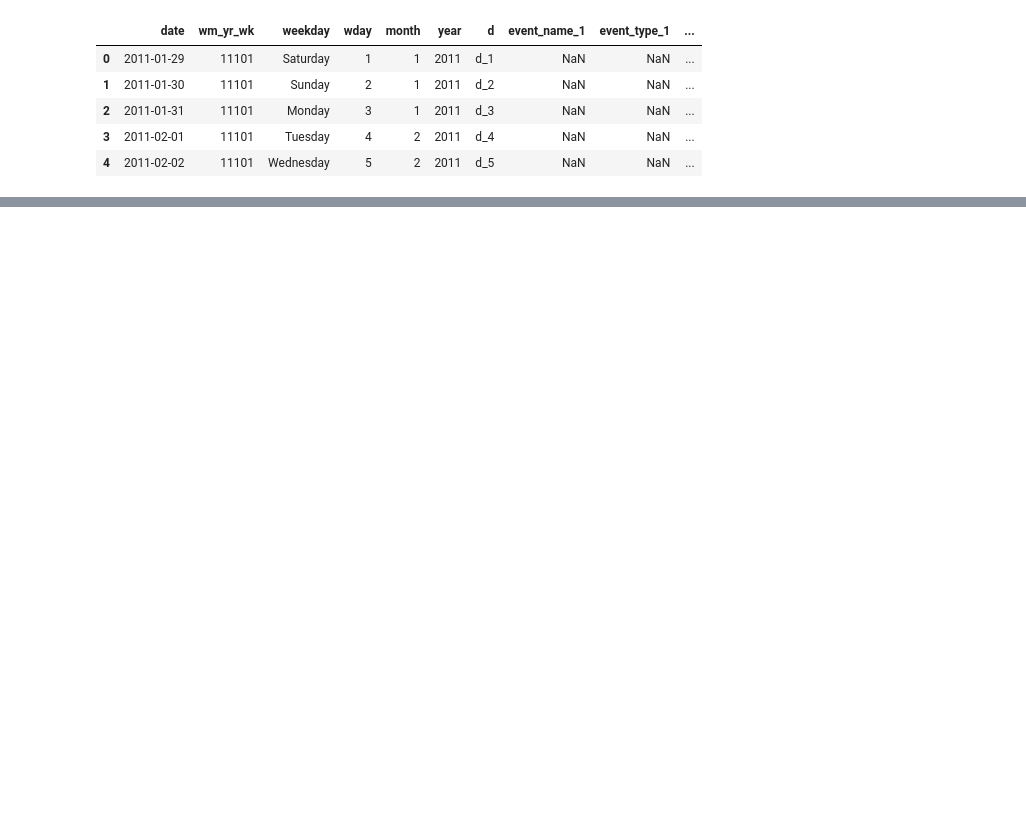
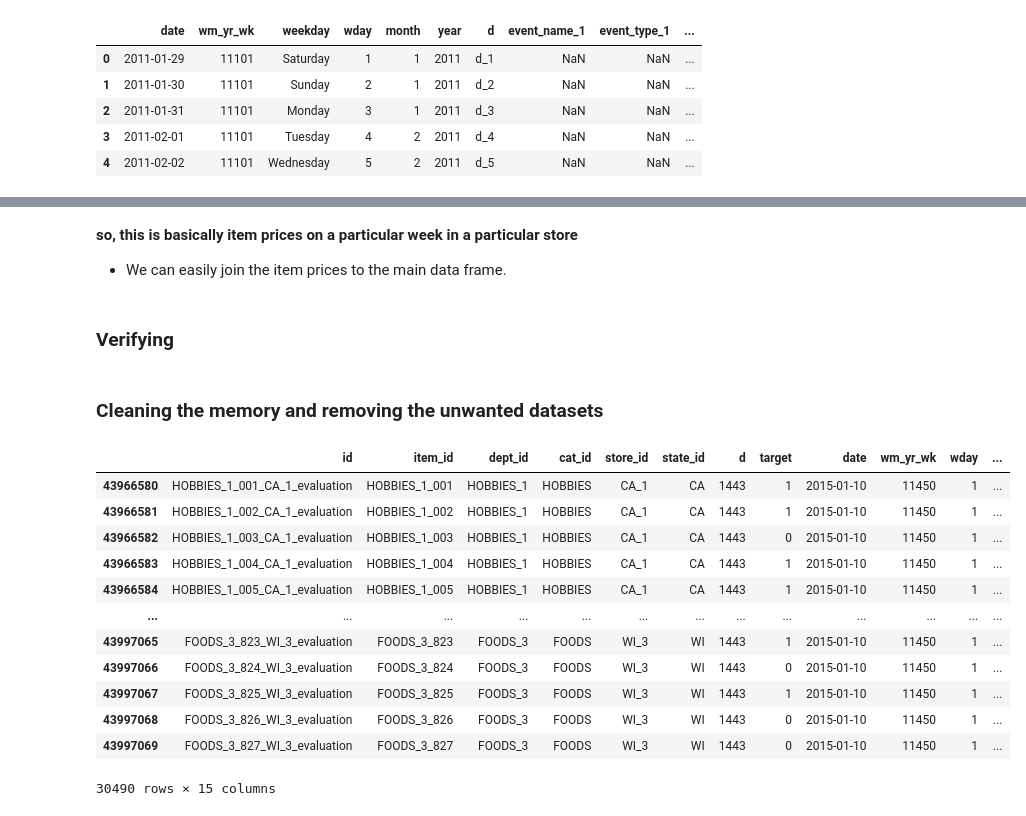
Before and after one commit to rfhussain/m5_kaggle, a Jupyter notebook: eda/21jun2020.ipynb, the cells around one changed output, grey strips where cells are left out. Cells and saved outputs as stored; diff of their text form; code cells hidden in the pictures; blank space fills up the shorter version.

```diff
--- a/eda/21jun2020.ipynb
+++ b/eda/21jun2020.ipynb
@@ -73,0 +134,25 @@ df_ste_rows.head(2)
+# %%
+#removing the d_ from it to make it int
+#down casting
+df_ste_rows['d']   = df_ste_rows['d'].apply(lambda x: x.replace('d_',''))
+df_ste_rows['d']   = df_ste_rows['d'].astype('int16')
+
+df_ste_rows.item_id  = df_ste_rows.item_id.astype('category')
+df_ste_rows.id       = df_ste_rows.id.astype('category')
+df_ste_rows.store_id = df_ste_rows.store_id.astype('category')
+df_ste_rows.state_id = df_ste_rows.state_id.astype('category')
+df_ste_rows.cat_id   = df_ste_rows.cat_id.astype('category')
+df_ste_rows.dept_id  = df_ste_rows.dept_id.astype('category')
+df_ste_rows.target   = df_ste_rows.target.astype('int16')
+
+
+df_stv_rows['d']   = df_stv_rows['d'].apply(lambda x: x.replace('d_',''))
+df_stv_rows['d']   = df_stv_rows['d'].astype('int16')
+
+df_stv_rows.item_id  = df_stv_rows.item_id.astype('category')
+df_stv_rows.id       = df_stv_rows.id.astype('category')
+df_stv_rows.store_id = df_stv_rows.store_id.astype('category')
+df_stv_rows.state_id = df_stv_rows.state_id.astype('category')
+df_stv_rows.cat_id   = df_stv_rows.cat_id.astype('category')
+df_stv_rows.dept_id  = df_stv_rows.dept_id.astype('category')
+df_stv_rows.target   = df_stv_rows.target.astype('int16')
@@ -86,0 +304,2 @@ df_ste_rows.day.max()
+# %%
+dfmain = df_ste_rows.merge(df_calander[['date','wm_yr_wk','wday','d','snap_CA','snap_TX','snap_WI']], on=['d'], how='left')
@@ -86,0 +334,25 @@ df_ste_rows.day.max()
+# %% [markdown]
+**so, this is basically item prices on a particular week in a particular store**
+* We can easily join the item prices to the main data frame.
+# %%
+dfmain = dfmain.merge(df_prices, how='left', on=['store_id','item_id','wm_yr_wk'])
+# %% [markdown]
+### Verifying
+# %% [markdown]
+### Cleaning the memory and removing the unwanted datasets
+# %%
+dfmain[(dfmain.d==1443)]
+# %% [output]
+|  | id | item_id | dept_id | cat_id | store_id | state_id | d | target | date | wm_yr_wk | wday | ... |
+| 43966580 | HOBBIES_1_001_CA_1_evaluation | HOBBIES_1_001 | HOBBIES_1 | HOBBIES | CA_1 | CA | 1443 | 1 | 2015-01-10 | 11450 | 1 | ... |
+| 43966581 | HOBBIES_1_002_CA_1_evaluation | HOBBIES_1_002 | HOBBIES_1 | HOBBIES | CA_1 | CA | 1443 | 1 | 2015-01-10 | 11450 | 1 | ... |
+| 43966582 | HOBBIES_1_003_CA_1_evaluation | HOBBIES_1_003 | HOBBIES_1 | HOBBIES | CA_1 | CA | 1443 | 0 | 2015-01-10 | 11450 | 1 | ... |
+| 43966583 | HOBBIES_1_004_CA_1_evaluation | HOBBIES_1_004 | HOBBIES_1 | HOBBIES | CA_1 | CA | 1443 | 1 | 2015-01-10 | 11450 | 1 | ... |
+| 43966584 | HOBBIES_1_005_CA_1_evaluation | HOBBIES_1_005 | HOBBIES_1 | HOBBIES | CA_1 | CA | 1443 | 1 | 2015-01-10 | 11450 | 1 | ... |
+| ... | ... | ... | ... | ... | ... | ... | ... | ... | ... | ... | ... | ... |
+| 43997065 | FOODS_3_823_WI_3_evaluation | FOODS_3_823 | FOODS_3 | FOODS | WI_3 | WI | 1443 | 1 | 2015-01-10 | 11450 | 1 | ... |
+| 43997066 | FOODS_3_824_WI_3_evaluation | FOODS_3_824 | FOODS_3 | FOODS | WI_3 | WI | 1443 | 0 | 2015-01-10 | 11450 | 1 | ... |
+| 43997067 | FOODS_3_825_WI_3_evaluation | FOODS_3_825 | FOODS_3 | FOODS | WI_3 | WI | 1443 | 1 | 2015-01-10 | 11450 | 1 | ... |
+| 43997068 | FOODS_3_826_WI_3_evaluation | FOODS_3_826 | FOODS_3 | FOODS | WI_3 | WI | 1443 | 0 | 2015-01-10 | 11450 | 1 | ... |
+| 43997069 | FOODS_3_827_WI_3_evaluation | FOODS_3_827 | FOODS_3 | FOODS | WI_3 | WI | 1443 | 0 | 2015-01-10 | 11450 | 1 | ... |
+30490 rows × 15 columns
```
Also changed, not shown: parts of 52 cells of this notebook, 3 other files.
